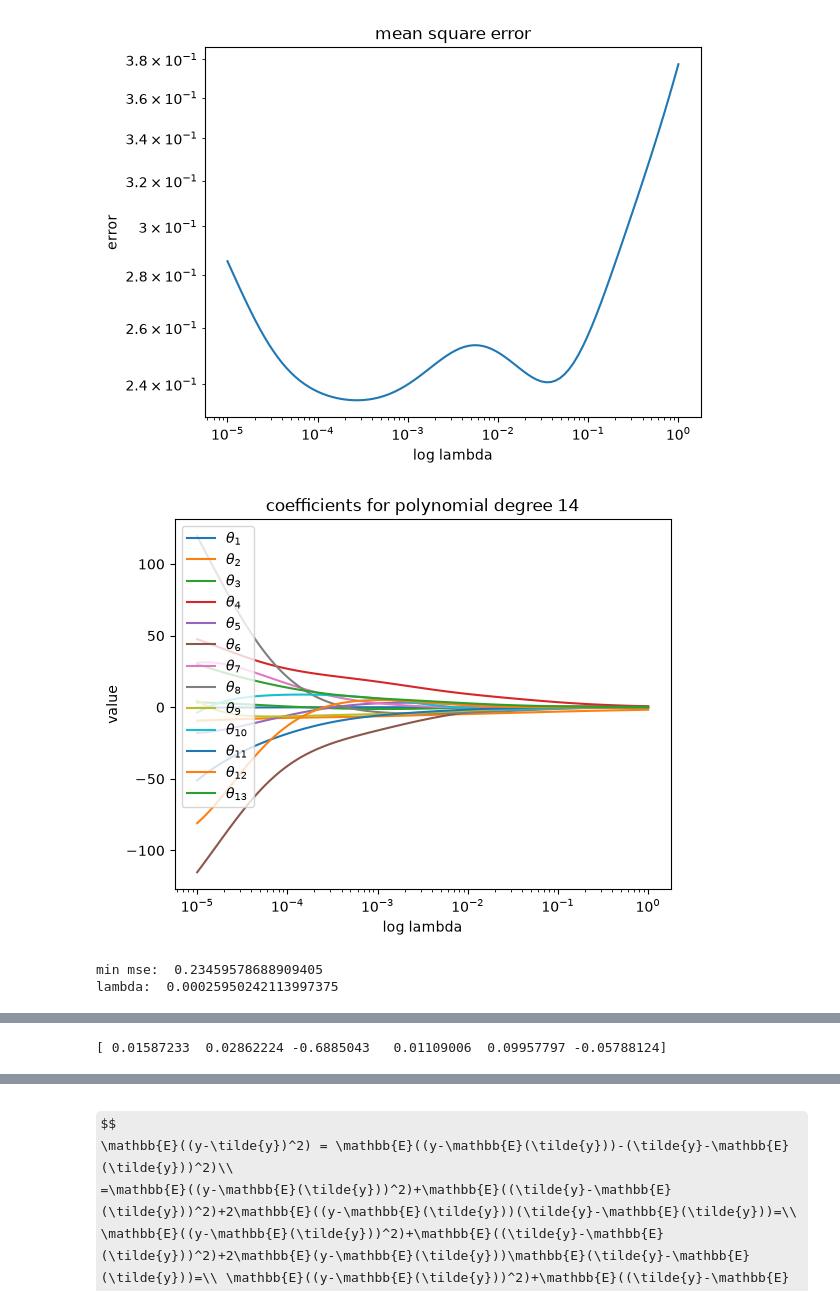
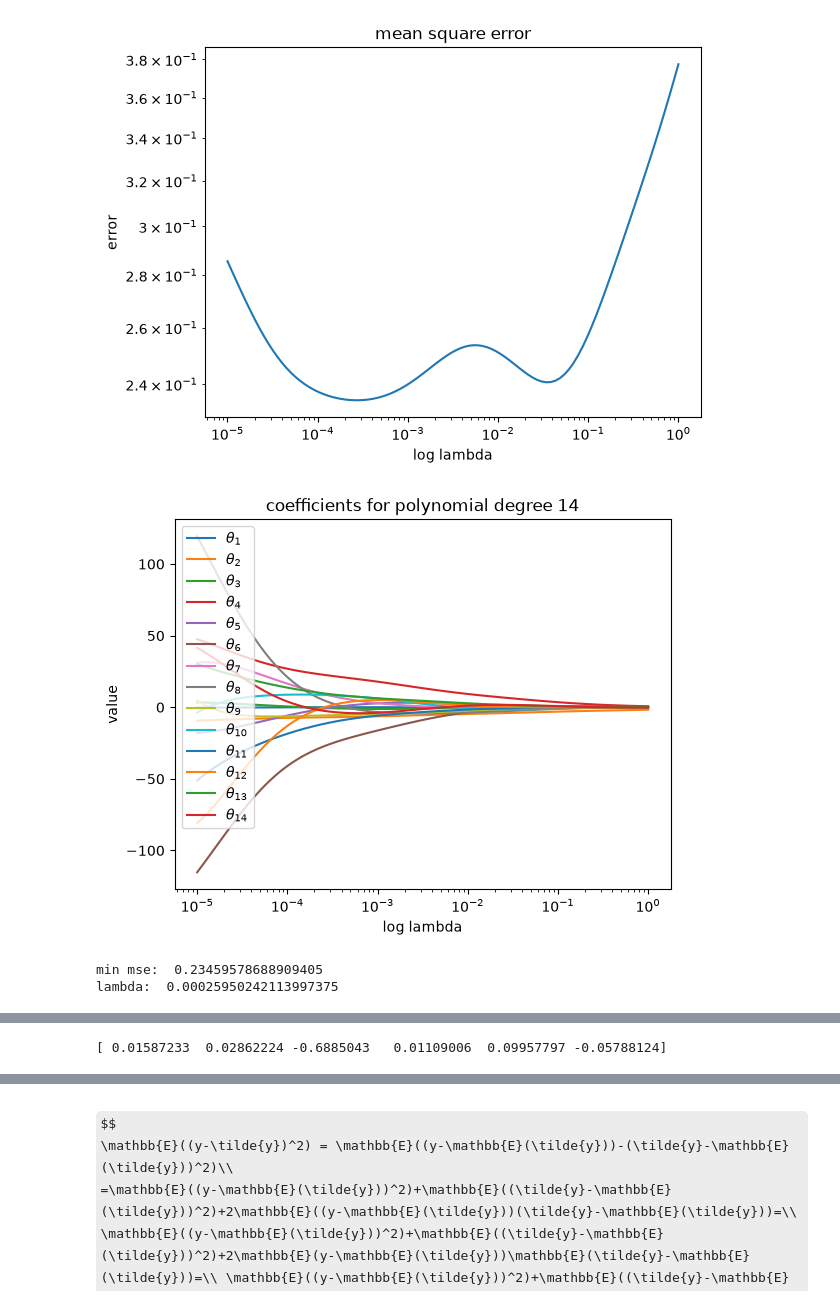
Before and after one commit to joska223/FYS-STK-4155-Prosjekt-1, a Jupyter notebook: prosjekt_1_real.ipynb, the cells around one changed output, grey strips where cells are left out. Saved outputs shown, nothing was run; the diff lists cells and outputs as text; code cells hidden in the pictures; some formulas as TeX source.

```diff
--- a/prosjekt_1_real.ipynb
+++ b/prosjekt_1_real.ipynb
@@ -180,7 +180,7 @@ plt.yscale("log")
 plt.xscale("log")
 plt.show()
 
-for i in range(1,degree):
+for i in range(1,degree+1):
     plt.plot(lam, coeffs[:,i])
 plt.title("coefficients for polynomial degree 14")
 plt.ylabel("value")
@@ -269,34 +269,34 @@ for j,l in enumerate(lambdas):
 
     axes = axes.flatten()
 
     for i in range(1, maxdegree):
         degrees_i = np.arange(i, maxdegree)
 
         axes[i - 1].plot(
             degrees_i,
             coeffs[i],
             marker="o",
             linestyle="-"
         )
 
         axes[i - 1].axhline(0, linestyle="--")
 
         axes[i - 1].set_title(rf"$\theta_{{{i}}}$")
         axes[i - 1].set_xlabel("Polynomial degree")
         axes[i - 1].grid(True)
 
     # Hide the unused subplot
     for j in range(maxdegree - 1, len(axes)):
         axes[j].set_visible(False)
 
     plt.tight_layout(rect=[0, 0, 1, 0.96])
     fig.suptitle("lambda = "+str(l))
     plt.show()
     #----------------------------------------
 print(recorded_coeff)
 # %% [output]
 [figure]
-[figure, old version]
+[figure, new version]
 min mse:  0.23459578688909405
 lambda:  0.00025950242113997375
 [figure]
```
Also changed, not shown: parts of 10 cells of this notebook.
